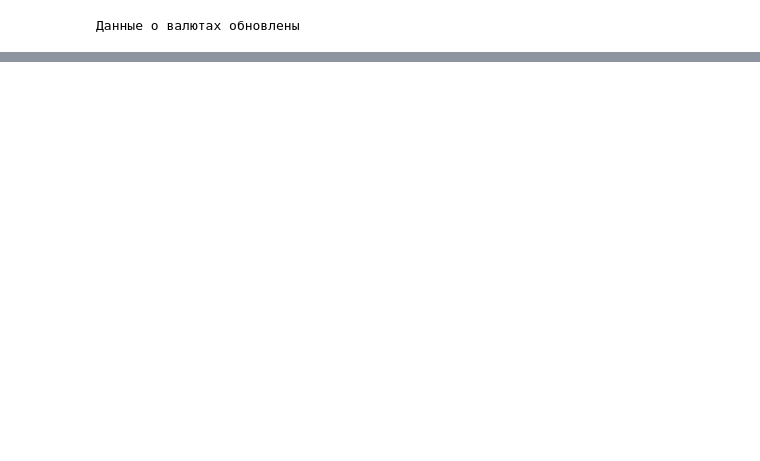
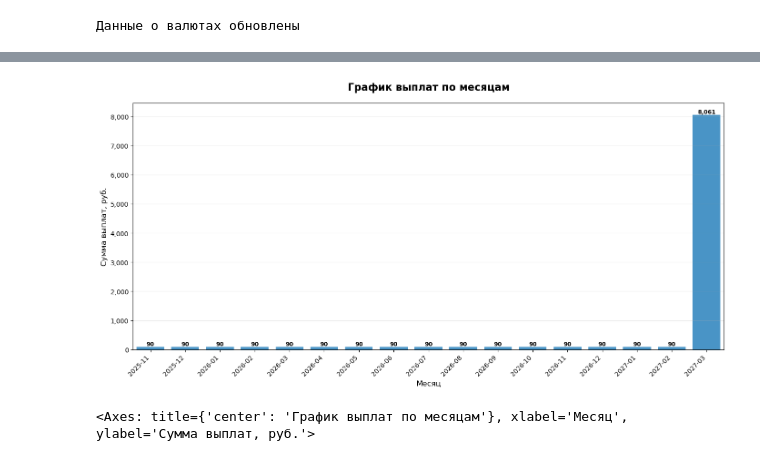
Before and after one commit to blbl-blbl/bonds_portfolio, a Jupyter notebook: bonds.ipynb, the cells around one changed output, grey strips where cells are left out. Cells and saved outputs as stored; diff of their text form; code cells hidden in the pictures; blank space fills up the shorter version.

Commit message:
Добавлена функция для построения графика выплат
Функция plot_coupon_calendar_seaborn строит график выплат (купоны + погашения) по месяцам

```diff
--- a/bonds.ipynb
+++ b/bonds.ipynb
@@ -987,18 +959,18 @@ def fill_calendar_with_coupon_sums(calendar_dict, df, end_date):
         while coupon_date <= end_date:
             # Находим первый день месяца для этой даты
             month_key = coupon_date.replace(day=1)
-            month_maturity = maturity_date.replace(day=1)
+            # month_maturity = maturity_date.replace(day=1)
 
             # Если этот месяц есть в календаре, добавляем сумму
             if month_key in filled_calendar:
                 filled_calendar[month_key] += coupon_amount
 
-            if month_maturity in filled_calendar:
-                filled_calendar[month_maturity] += maturity_sum
+            if maturity_date.month == coupon_date.month and maturity_date.year == coupon_date.year:
+                filled_calendar[month_key] += maturity_sum
 
             # Переходим к следующей выплате
             coupon_date += timedelta(days=days_interval)
 
     return filled_calendar
 # %%
-fill_calendar_with_coupon_sums(calendar_dict=calendar, df=cutted_df, end_date=end_date)
+payment_calendar = fill_calendar_with_coupon_sums(calendar_dict=calendar, df=cutted_df, end_date=end_date)
@@ -1022,0 +1058,5 @@ fill_calendar_with_coupon_sums(calendar_dict=calendar, df=cutted_df, end_date=en
+# %%
+plot_coupon_calendar_seaborn(calendar_dict=payment_calendar)
+# %% [output]
+[figure, added]
+<Axes: title={'center': 'График выплат по месяцам'}, xlabel='Месяц', ylabel='Сумма выплат, руб.'>
```
Also changed, not shown: parts of 5 cells of this notebook.
